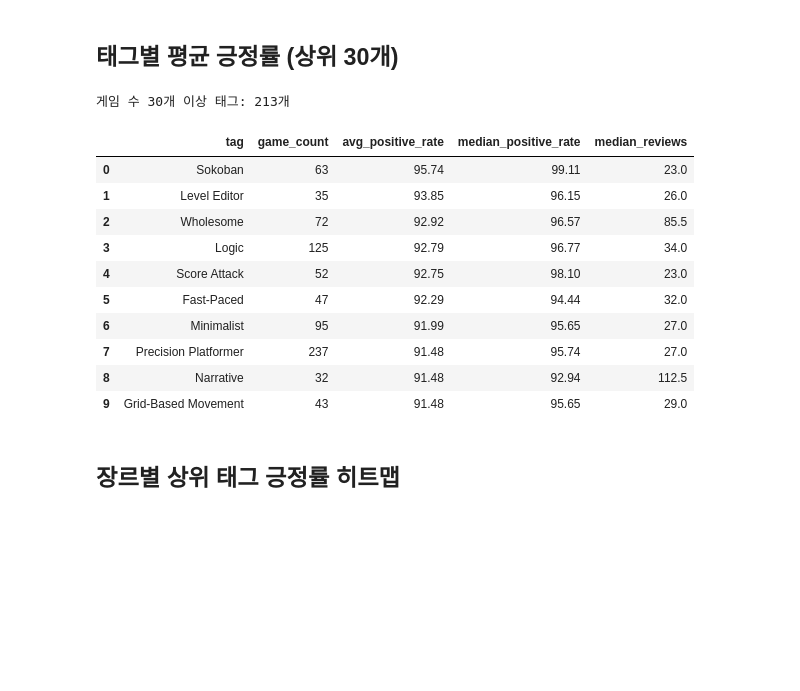
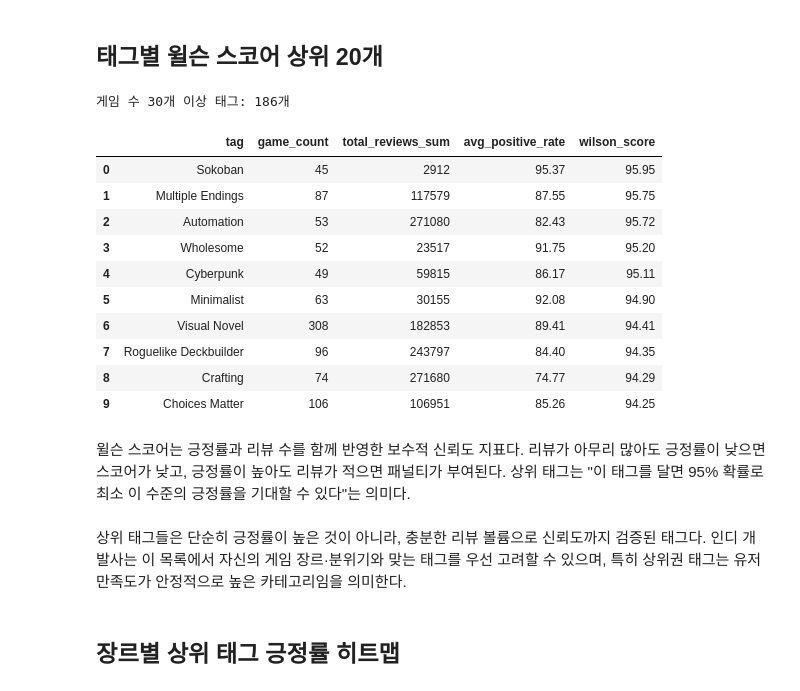
Before and after one commit to jinnyjinnyjinjin/steam-indie-game-analysis, a Jupyter notebook: src/notebooks/jin/08_tag_combination_analysis.ipynb, the cells around one changed output. Cells and saved outputs as stored; diff of their text form; code cells hidden in the pictures; blank space fills up the shorter version.

```diff
--- a/src/notebooks/jin/08_tag_combination_analysis.ipynb
+++ b/src/notebooks/jin/08_tag_combination_analysis.ipynb
@@ -25,6 +34,5 @@ print(f'데이터 로드 완료: {df_games.shape[0]:,}개 게임')
 # %%
 def parse_tags(value: str) -> dict[str, int]:
-    """JSON 형태의 태그 딕셔너리를 파싱합니다."""
     if pd.isna(value):
         return {}
     try:
@@ -36,6 +44,22 @@ def parse_tags(value: str) -> dict[str, int]:
 def top_tags(tag_dict: dict, n: int = 5) -> list[str]:
     """투표수 기준 상위 n개 태그를 반환합니다."""
     return sorted(tag_dict, key=tag_dict.get, reverse=True)[:n]
+
+
+def wilson_lower(positive_sum: float, total_sum: float, z: float = 1.96) -> float:
+    """윌슨 신뢰구간 하한값 (95% 신뢰수준).
+
+    태그에 속한 게임들의 총 긍정 리뷰 수와 총 리뷰 수를 기반으로
+    '이 태그의 실제 긍정률이 최소 얼마 이상'인지를 보수적으로 추정한다.
+    """
+    if total_sum == 0:
+        return 0.0
+    p = positive_sum / total_sum
+    n = total_sum
+    return (
+        (p + z**2 / (2 * n) - z * ((p * (1 - p) + z**2 / (4 * n)) / n) ** 0.5)
+        / (1 + z**2 / n)
+    ) * 100
 
 
 df_clean = df_games.copy()
@@ -55,44 +145,56 @@ print(f'분석 가능 게임 수: {len(df_clean):,}개')
 # %% [markdown]
-## 태그별 평균 긍정률 (상위 30개)
+## 태그별 윌슨 스코어 상위 20개
 # %%
 MIN_GAMES_PER_TAG = 30
-TOP_N_TAGS = 30
+TOP_N_TAGS = 20
 
 df_tag = df_clean.explode('top_tags').rename(columns={'top_tags': 'tag'})
 df_tag['tag'] = df_tag['tag'].astype(str).str.strip()
 df_tag = df_tag[df_tag['tag'] != ''].copy()
 
 tag_stats = (
     df_tag
     .groupby('tag')
     .agg(
         game_count=('appid', 'nunique'),
+        positive_sum=('positive', 'sum'),
+        total_reviews_sum=('total_reviews', 'sum'),
         avg_positive_rate=('positive_rate', 'mean'),
         median_positive_rate=('positive_rate', 'median'),
         median_reviews=('total_reviews', 'median'),
     )
     .reset_index()
 )
 
+tag_stats['wilson_score'] = tag_stats.apply(
+    lambda r: wilson_lower(r['positive_sum'], r['total_reviews_sum']), axis=1
+)
+
 tag_stats_filtered = (
     tag_stats[tag_stats['game_count'] >= MIN_GAMES_PER_TAG]
-    .sort_values('avg_positive_rate', ascending=False)
+    .sort_values('wilson_score', ascending=False)
     .reset_index(drop=True)
 )
 
 print(f'게임 수 {MIN_GAMES_PER_TAG}개 이상 태그: {len(tag_stats_filtered)}개')
-display(tag_stats_filtered.head(10).round(2))
+display(
+    tag_stats_filtered
+    .head(10)[['tag', 'game_count', 'total_reviews_sum', 'avg_positive_rate', 'wilson_score']]
+    .round(2)
+)
 # %% [output]
-게임 수 30개 이상 태그: 213개
+게임 수 30개 이상 태그: 186개
-|  | tag | game_count | avg_positive_rate | median_positive_rate | median_reviews |
-| 0 | Sokoban | 63 | 95.74 | 99.11 | 23.0 |
-| 1 | Level Editor | 35 | 93.85 | 96.15 | 26.0 |
-| 2 | Wholesome | 72 | 92.92 | 96.57 | 85.5 |
-| 3 | Logic | 125 | 92.79 | 96.77 | 34.0 |
-| 4 | Score Attack | 52 | 92.75 | 98.10 | 23.0 |
-| 5 | Fast-Paced | 47 | 92.29 | 94.44 | 32.0 |
-| 6 | Minimalist | 95 | 91.99 | 95.65 | 27.0 |
-| 7 | Precision Platformer | 237 | 91.48 | 95.74 | 27.0 |
-| 8 | Narrative | 32 | 91.48 | 92.94 | 112.5 |
-| 9 | Grid-Based Movement | 43 | 91.48 | 95.65 | 29.0 |
+|  | tag | game_count | total_reviews_sum | avg_positive_rate | wilson_score |
+| 0 | Sokoban | 45 | 2912 | 95.37 | 95.95 |
+| 1 | Multiple Endings | 87 | 117579 | 87.55 | 95.75 |
+| 2 | Automation | 53 | 271080 | 82.43 | 95.72 |
+| 3 | Wholesome | 52 | 23517 | 91.75 | 95.20 |
+| 4 | Cyberpunk | 49 | 59815 | 86.17 | 95.11 |
+| 5 | Minimalist | 63 | 30155 | 92.08 | 94.90 |
+| 6 | Visual Novel | 308 | 182853 | 89.41 | 94.41 |
+| 7 | Roguelike Deckbuilder | 96 | 243797 | 84.40 | 94.35 |
+| 8 | Crafting | 74 | 271680 | 74.77 | 94.29 |
+| 9 | Choices Matter | 106 | 106951 | 85.26 | 94.25 |
+# %% [markdown]
+윌슨 스코어는 긍정률과 리뷰 수를 함께 반영한 보수적 신뢰도 지표다. 리뷰가 아무리 많아도 긍정률이 낮으면 스코어가 낮고, 긍정률이 높아도 리뷰가 적으면 패널티가 부여된다. 상위 태그는 "이 태그를 달면 95% 확률로 최소 이 수준의 긍정률을 기대할 수 있다"는 의미다.
 # %%
@@ -115,4 +218,6 @@ fig.update_layout(coloraxis_showscale=False, height=700)
 fig.show()
+# %% [markdown]
+상위 태그들은 단순히 긍정률이 높은 것이 아니라, 충분한 리뷰 볼륨으로 신뢰도까지 검증된 태그다. 인디 개발사는 이 목록에서 자신의 게임 장르·분위기와 맞는 태그를 우선 고려할 수 있으며, 특히 상위권 태그는 유저 만족도가 안정적으로 높은 카테고리임을 의미한다.
 # %% [markdown]
 ## 장르별 상위 태그 긍정률 히트맵
 # %%
```
Also changed, not shown: parts of 15 cells of this notebook, 21 other files.
